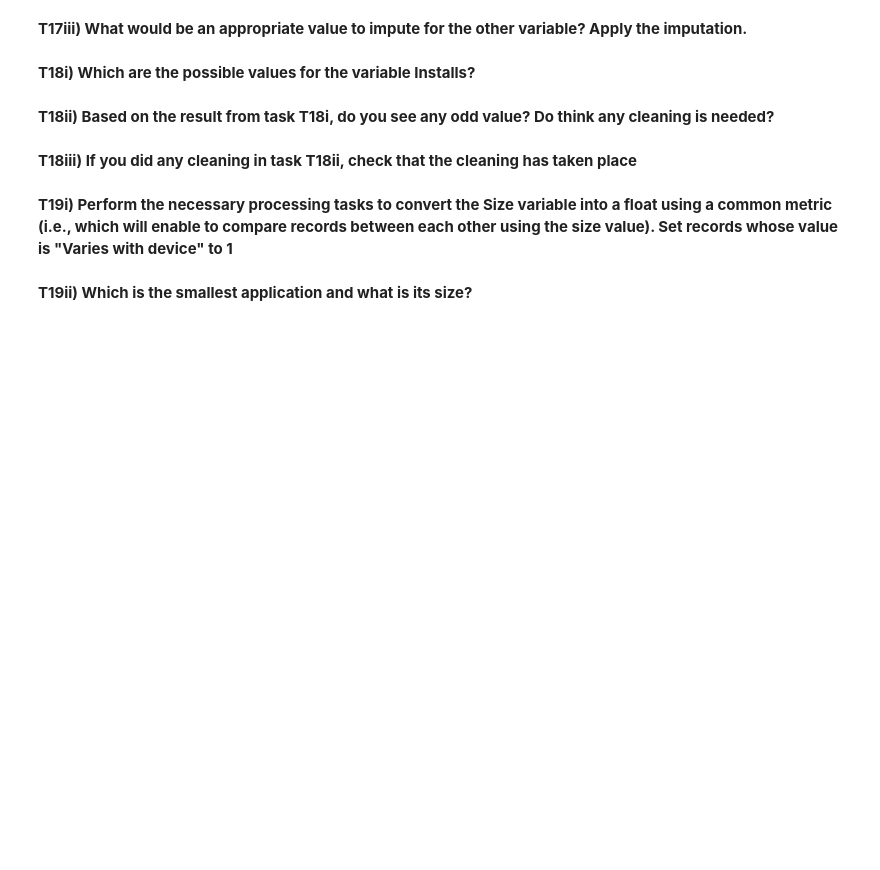
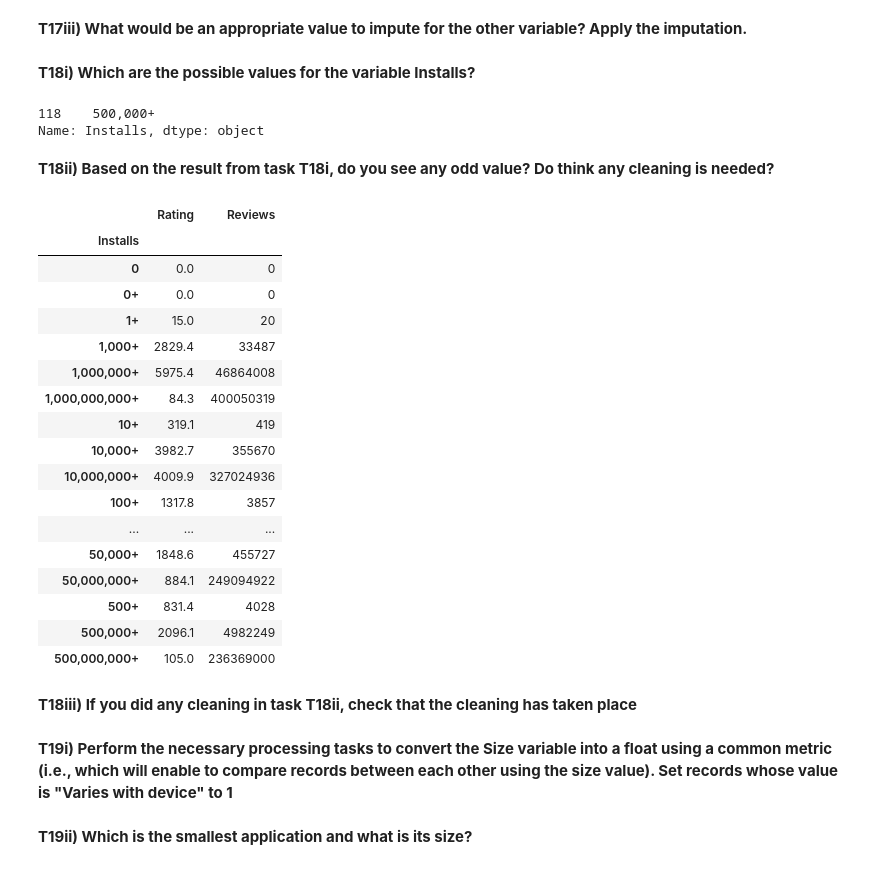
Before and after one commit to harshonyou/DAT1, a Jupyter notebook: practical_5/DAT1-Practical5-Questions.ipynb, the cells around one changed output. Saved outputs shown, nothing was run; the diff lists cells and outputs as text; code cells hidden in the pictures; blank space fills up the shorter version.

```diff
--- a/practical_5/DAT1-Practical5-Questions.ipynb
+++ b/practical_5/DAT1-Practical5-Questions.ipynb
@@ -323,10 +367,34 @@ Name: Price, Length: 9659, dtype: float64
 **T18i) Which are the possible values for the variable Installs?**
 # %%
 #Write your answer here
+_df.Installs.sample()
+# %% [output]
+118    500,000+
+Name: Installs, dtype: object
 # %% [markdown]
 **T18ii) Based on the result from task T18i, do you see any odd value? Do think any cleaning is needed?**
 # %%
 #Write your answer here
+_df.groupby('Installs').sum()
+# %% [output]
+|  | Rating | Reviews |
+| Installs |  |  |
+| 0 | 0.0 | 0 |
+| 0+ | 0.0 | 0 |
+| 1+ | 15.0 | 20 |
+| 1,000+ | 2829.4 | 33487 |
+| 1,000,000+ | 5975.4 | 46864008 |
+| 1,000,000,000+ | 84.3 | 400050319 |
+| 10+ | 319.1 | 419 |
+| 10,000+ | 3982.7 | 355670 |
+| 10,000,000+ | 4009.9 | 327024936 |
+| 100+ | 1317.8 | 3857 |
+| ... | ... | ... |
+| 50,000+ | 1848.6 | 455727 |
+| 50,000,000+ | 884.1 | 249094922 |
+| 500+ | 831.4 | 4028 |
+| 500,000+ | 2096.1 | 4982249 |
+| 500,000,000+ | 105.0 | 236369000 |
 # %% [markdown]
 **T18iii) If you did any cleaning in task T18ii, check that the cleaning has taken place**
 # %%
```
Also changed, not shown: parts of 9 cells of this notebook.
